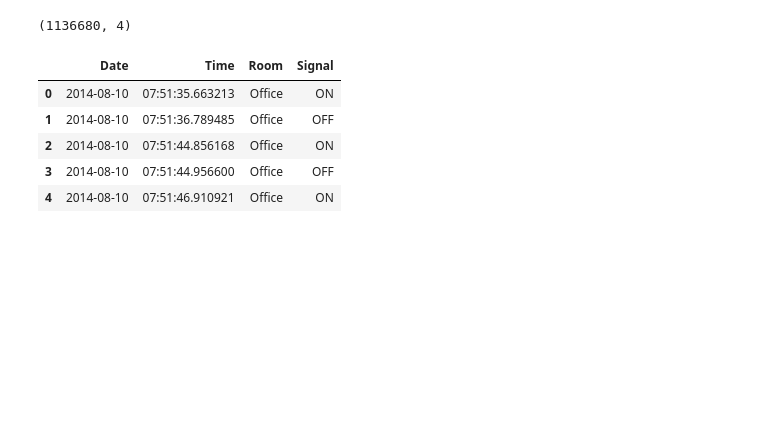
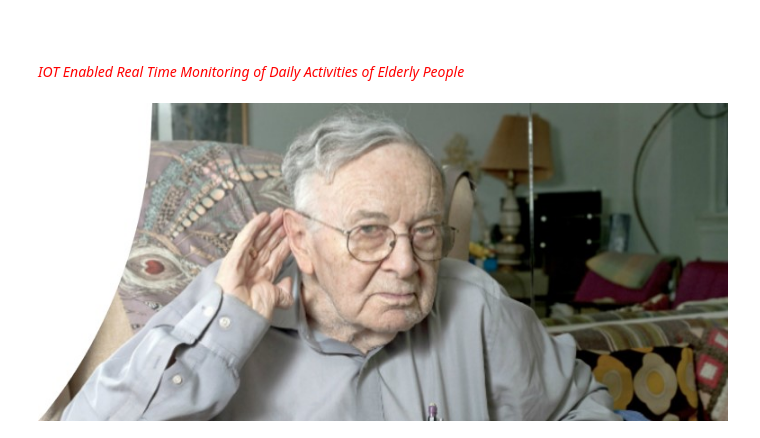
Before and after one commit to prasoonsamir/Safe-At-Home, a Jupyter notebook: HomeLife360June3.ipynb, the cells around one changed output. Drawn from its saved outputs; the diff is of its cells as text; code cells hidden in the pictures; blank space fills up the shorter version.

```diff
--- a/HomeLife360June3.ipynb
+++ b/HomeLife360June3.ipynb
@@ -1,23 +1,47 @@
+# %%
+# HOMELIFE360
+## IOT Enabled Real Time Monitoring of Elderly People
+#![title](Picture1.jpg)
+
+from IPython.display import Image, Markdown, display
+import plotly.express as px
+
+def printmd(string, color=None):
+    colorstr = "<span style='color:{}'>{}</span>".format(color, string)
+    display(Markdown(colorstr))
+
+printmd("**SAFE@HOME360**", color="white")
+printmd("*IOT Enabled Real Time Monitoring of Daily Activities of Elderly People*", color ="red")
+Image(filename="Picture1.jpg")
+# %% [output]
+<span style='color:white'>**SAFE@HOME360**</span>
+<span style='color:red'>*IOT Enabled Real Time Monitoring of Daily Activities of Elderly People*</span>
+[figure, added]
 # %%
 import numpy as np
 import pandas as pd
 import matplotlib.pyplot as plt
-from sklearn import preprocessing
-from sklearn.metrics import confusion_matrix, recall_score, precision_score
+
 from sklearn.svm import OneClassSVM
 from sklearn.preprocessing import StandardScaler
 from sklearn.ensemble import IsolationForest
+from datetime import datetime, timedelta
+import matplotlib.dates as mdates
+from ipywidgets import interactive, interact
 
-df = pd.read_csv('C:\\Users\\Samir Prasun\\Desktop\\Insight data science\\Samir\\data.txt', sep=" ", header=None)
+import ipywidgets as widgets
+from fbprophet import Prophet
+from fbprophet.plot import plot_plotly
+import matplotlib.pyplot as plt
+import altair as alt
+from IPython.display import display, clear_output
 
-df.columns = ['Date', 'Time', 'Room', 'Signal']
-print (df.shape)
-df.head()
+
+
+df = pd.read_csv('dataset_1.txt',sep=" ", header=None, names=['Date', 'Time', 'Room', 'Signal'])
+    #dff = pd.read_csv('data.txt', header=0)
+
+#df.columns = ['Date', 'Time', 'Room', 'Signal']
+df['time'] =df['Date']+' '+df['Time']
+for i in range(len(df)):
+    df.time.values[i]=np.datetime64(df.time.values[i])
-# %% [output]
-(1136680, 4)
-|  | Date | Time | Room | Signal |
-| 0 | 2014-08-10 | 07:51:35.663213 | Office | ON |
-| 1 | 2014-08-10 | 07:51:36.789485 | Office | OFF |
-| 2 | 2014-08-10 | 07:51:44.856168 | Office | ON |
-| 3 | 2014-08-10 | 07:51:44.956600 | Office | OFF |
-| 4 | 2014-08-10 | 07:51:46.910921 | Office | ON |
```
Also changed, not shown: parts of 6 cells of this notebook.
